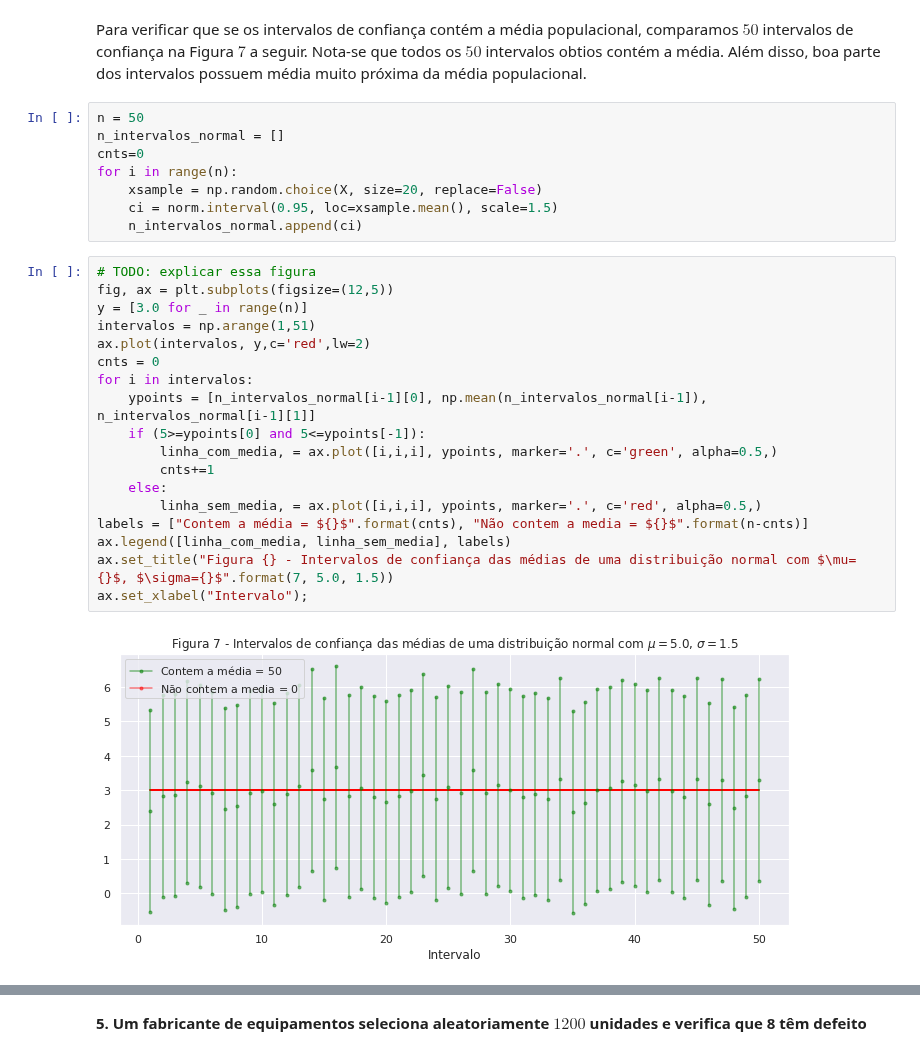
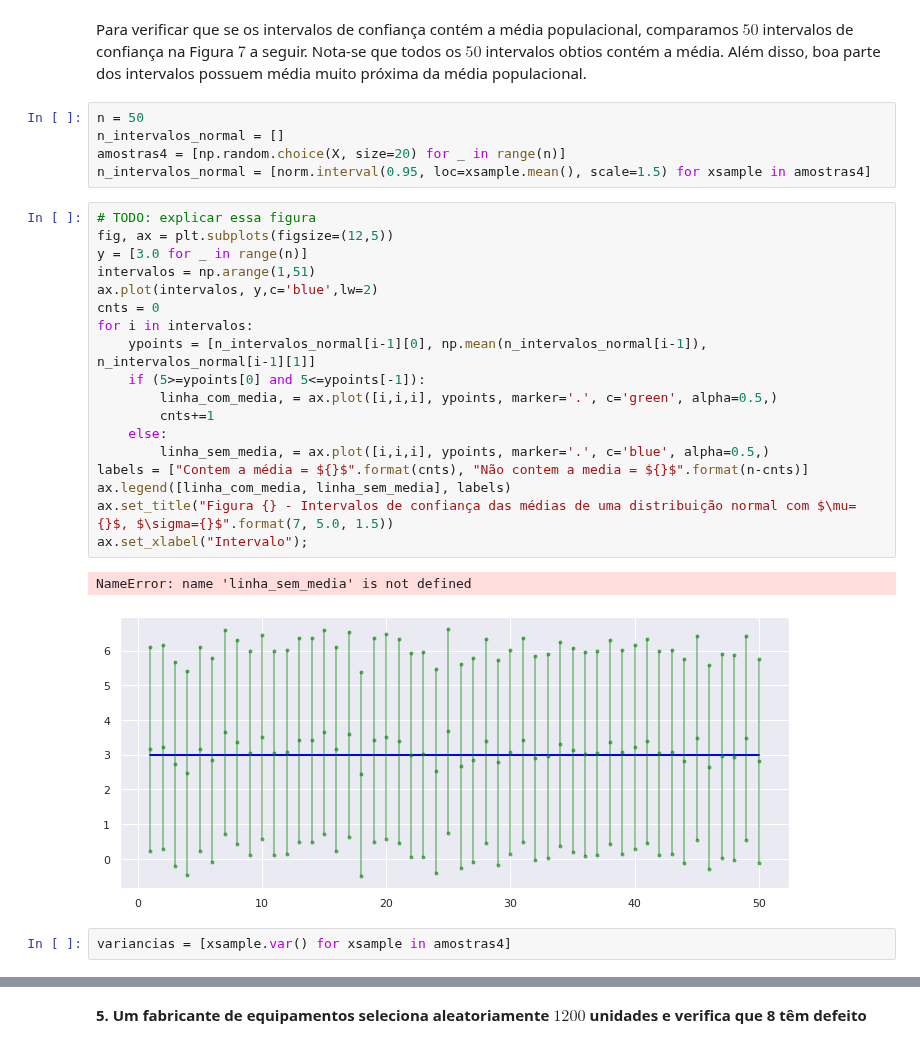
Before and after one commit to ifribeiro/TEI-EstApl, a Jupyter notebook: EPC6.ipynb, the cells around one changed output, grey strips where cells are left out. Cells and saved outputs as stored; diff of their text form.

```diff
--- a/EPC6.ipynb
+++ b/EPC6.ipynb
@@ -191,28 +193,28 @@ Para verificar que se os intervalos de confiança contém a média populacional,
 # %%
 n = 50
 n_intervalos_normal = []
-cnts=0
-for i in range(n):
-    xsample = np.random.choice(X, size=20, replace=False)
-    ci = norm.interval(0.95, loc=xsample.mean(), scale=1.5)
-    n_intervalos_normal.append(ci)
+amostras4 = [np.random.choice(X, size=20) for _ in range(n)]
+n_intervalos_normal = [norm.interval(0.95, loc=xsample.mean(), scale=1.5) for xsample in amostras4]
 # %%
 # TODO: explicar essa figura
 fig, ax = plt.subplots(figsize=(12,5))
 y = [3.0 for _ in range(n)]
 intervalos = np.arange(1,51)
-ax.plot(intervalos, y,c='red',lw=2)
+ax.plot(intervalos, y,c='blue',lw=2)
 cnts = 0
 for i in intervalos:
     ypoints = [n_intervalos_normal[i-1][0], np.mean(n_intervalos_normal[i-1]), n_intervalos_normal[i-1][1]]
     if (5>=ypoints[0] and 5<=ypoints[-1]):
         linha_com_media, = ax.plot([i,i,i], ypoints, marker='.', c='green', alpha=0.5,)
         cnts+=1
     else:
-        linha_sem_media, = ax.plot([i,i,i], ypoints, marker='.', c='red', alpha=0.5,)
+        linha_sem_media, = ax.plot([i,i,i], ypoints, marker='.', c='blue', alpha=0.5,)
 labels = ["Contem a média = ${}$".format(cnts), "Não contem a media = ${}$".format(n-cnts)]
 ax.legend([linha_com_media, linha_sem_media], labels)
 ax.set_title("Figura {} - Intervalos de confiança das médias de uma distribuição normal com $\mu={}$, $\sigma={}$".format(7, 5.0, 1.5))
 ax.set_xlabel("Intervalo");
 # %% [output]
+NameError: name 'linha_sem_media' is not defined
-[figure, old version]
+[figure, new version]
+# %%
+variancias = [xsample.var() for xsample in amostras4]
```
Also changed, not shown: parts of 3 cells of this notebook, 1 other file.
